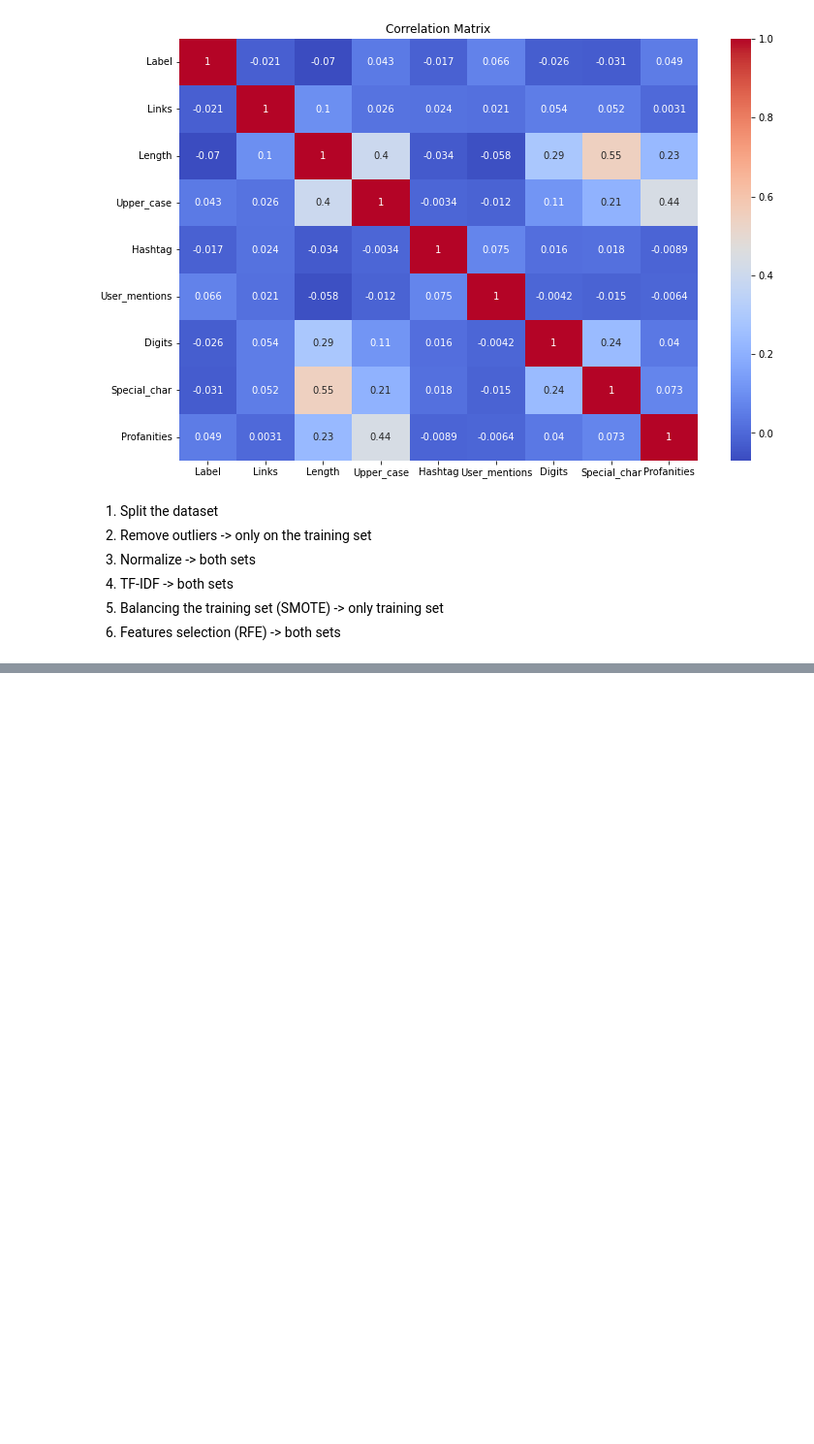
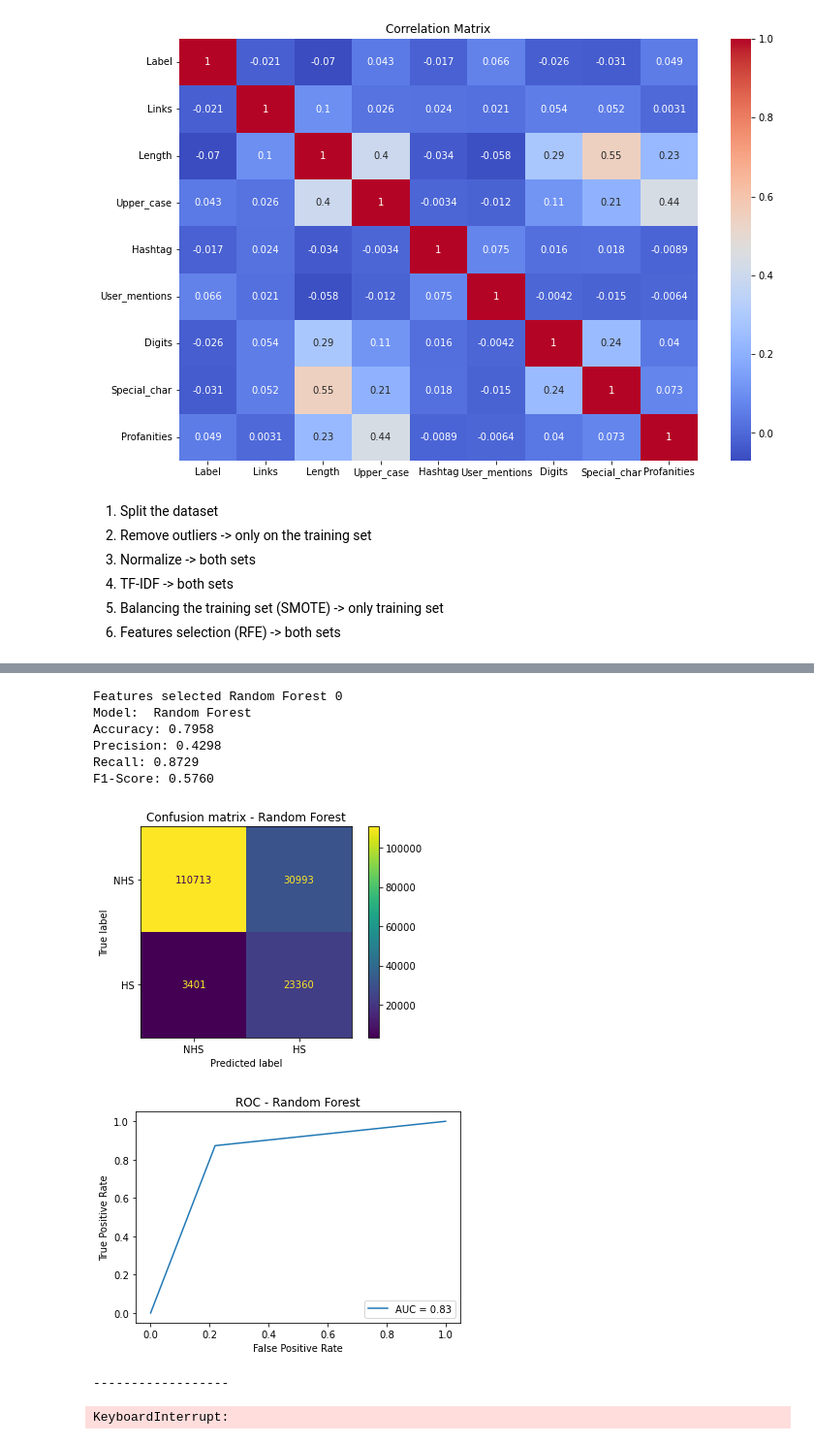
Before and after one commit to FilippoSechi/HateSpeechDetection, a Jupyter notebook: notebook.ipynb, the cells around one changed output, grey strips where cells are left out. Shown at 97% size. Cells and saved outputs as stored; diff of their text form; code cells hidden in the pictures; blank space fills up the shorter version.

```diff
--- a/notebook.ipynb
+++ b/notebook.ipynb
@@ -537,17 +526,17 @@ y_train_resampled = pd.read_csv("y_train_resampled.csv")
 # %%
 from sklearn.metrics import accuracy_score, precision_score, recall_score, f1_score, confusion_matrix,roc_curve,ConfusionMatrixDisplay,auc,RocCurveDisplay
-
-def evaluation(name,accuracy,precision,recall,f1,confusion,fpr,tpr):
+def evaluation(f,name,accuracy,precision,recall,f1,confusion,fpr,tpr):
 
     # Print performance metrics for each model
-    print("Model:", name)
-    print("Accuracy:", accuracy)
-    print("Precision:", precision)
-    print("Recall:", recall)
-    print("F1-Score:", f1)
+    print("Features selected " + str(f))
+    print("Model: ", name)
+    print(f"Accuracy: {accuracy:0.4f}")
+    print(f"Precision: {precision:0.4f}")
+    print(f"Recall: {recall:0.4f}")
+    print(f"F1-Score: {f1:0.4f}")
 
-    disp = ConfusionMatrixDisplay(confusion,display_labels=["NHS","HS"])
-    disp.plot()
+    display = ConfusionMatrixDisplay(confusion,display_labels=["NHS","HS"])
+    display.plot()
     plt.title("Confusion matrix - " + name)
     plt.show()
 
@@ -634,30 +685,45 @@ for selector, model in zip(feature_selection,classifier):
 # %%
+# Evaluate the two best models on the test set
+feature_selection = [
+    SelectFromModel(
+            max_features=100,
+            estimator=RandomForestClassifier(random_state=42, criterion="gini", n_jobs=2)),
+    SelectFromModel(
+            max_features=100,
+            estimator=RandomForestClassifier(random_state=42, criterion="entropy", n_jobs=2)),
+    PCA(n_components=100)
 
-# Combine accuracy, precision, and recall scores into a single score for sorting
-combined_scores = [(index, acc, prec, rec) for index, (acc, prec, rec) in
-                   enumerate(zip(accuracy_scores, precision_scores, recall_scores))]
-
-# Sort the models based on combined scores (accuracy, precision, recall)
-sorted_models = sorted(combined_scores, key=lambda x: (x[1], x[2], x[3]), reverse=True)
-
-# Extract the indices of the two best performing models
-best_models_indices = [index for index, _, _, _ in sorted_models[:3]]
-
-# Evaluate the two best models on the test set
-for index in best_models_indices:
+]
+classifier = [
+    RandomForestClassifier(criterion="gini", n_jobs=2,min_samples_split=20),
+    RandomForestClassifier(criterion="gini", n_jobs=2),
+    RandomForestClassifier(criterion="gini", n_jobs=2,min_impurity_decrease=0.2),
+]
+for index in range(3):
     pipeline = Pipeline([
-        ("selector", feature_selection[index][1]),
-        ("model", classifier[index][1])
+        ("selector", feature_selection[index]),
+        ("model", classifier[index])
     ])
-    pipeline.fit(X_train_resampled, y_train_resampled)
+    pipeline.fit(X_train, y_train)
     y_pred = pipeline.predict(X_test)
 
     # Calculate performance metrics on test set
-    accuracy = accuracy_score(y_train, y_pred)
-    precision = precision_score(y_train, y_pred, average='weighted')
-    recall = recall_score(y_train, y_pred, average='weighted')
-    f1 = f1_score(y_train, y_pred, average='weighted')
-    confusion = confusion_matrix(y_train, y_pred)
-    fpr, tpr, thresholds = roc_curve(y_train, y_pred)
+    accuracy = accuracy_score(y_test, y_pred)
+    precision = precision_score(y_test, y_pred)
+    recall = recall_score(y_test, y_pred)
+    f1 = f1_score(y_test, y_pred)
+    confusion = confusion_matrix(y_test, y_pred)
+    fpr, tpr, thresholds = roc_curve(y_test, y_pred)
 
-    evaluation(classifier[index][0],accuracy,precision,recall,f1,confusion,fpr,tpr)
+    evaluation("Random Forest " + str(index),"Random Forest",accuracy,precision,recall,f1,confusion,fpr,tpr)
+# %% [output]
+Features selected Random Forest 0
+Model:  Random Forest
+Accuracy: 0.7958
+Precision: 0.4298
+Recall: 0.8729
+F1-Score: 0.5760
+[figure, added]
+[figure, added]
+------------------
+KeyboardInterrupt:
```
Also changed, not shown: parts of 13 cells of this notebook.
